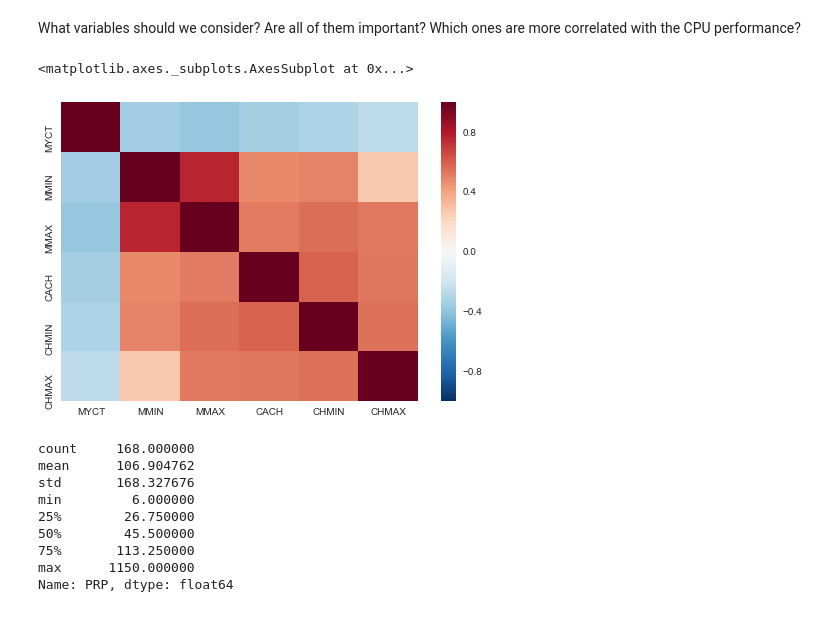
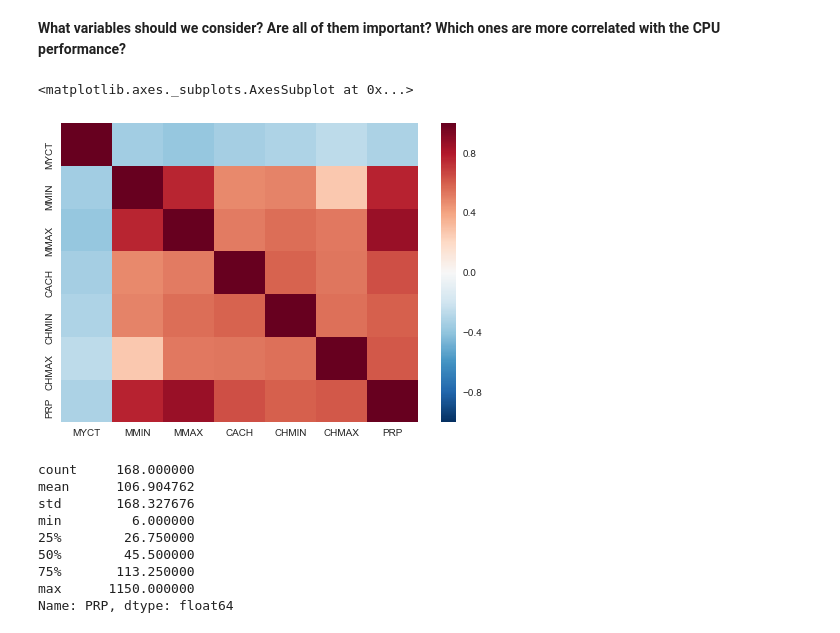
Before and after one commit to maclanzallamas/MachineLearningCourseWork, a Jupyter notebook: Regression/Regression.ipynb, the cells around one changed output. Saved outputs shown, nothing was run; the diff lists cells and outputs as text; code cells hidden in the pictures.

```diff
--- a/Regression/Regression.ipynb
+++ b/Regression/Regression.ipynb
@@ -69,13 +53,13 @@ X_traindf
 # %% [markdown]
-What variables should we consider? Are all of them important? Which ones are more correlated with the CPU performance?
+**What variables should we consider? Are all of them important? Which ones are more correlated with the CPU performance?**
 # %%
-corr = X_traindf.corr()
+corr = df.corr()
 sns.heatmap(corr,
             xticklabels=corr.columns.values,
             yticklabels=corr.columns.values)
 # %% [output]
 <matplotlib.axes._subplots.AxesSubplot at 0x...>
-[figure, old version]
+[figure, new version]
 # %%
 print(y_traindf['PRP'].describe())
 # Minimum Performance is larger than zero so we don't have empty values
```
Also changed, not shown: parts of 20 cells of this notebook, 2 other files.
